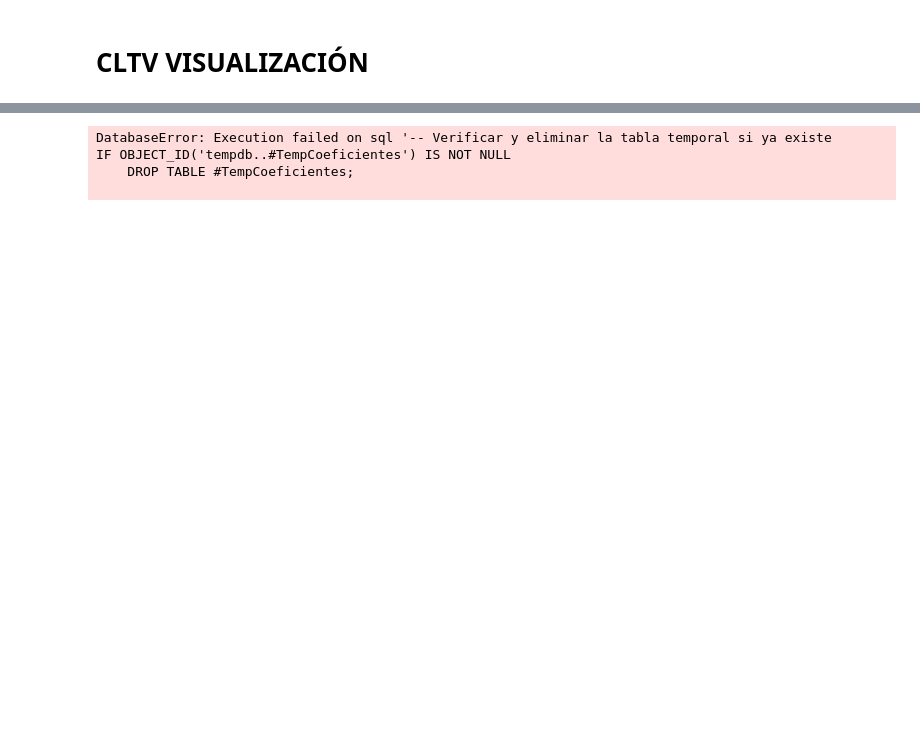
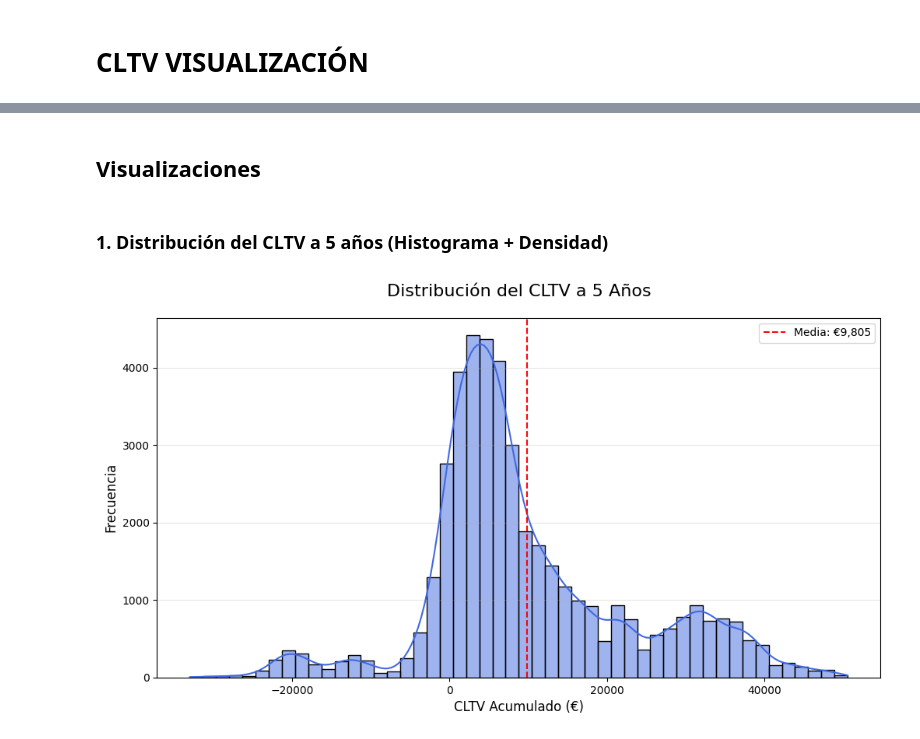
Before and after one commit to alejandromtnz/CLTV-Data-Integration, a Jupyter notebook: src/notebooks/CLTV_visualization.ipynb, the cells around one changed output, grey strips where cells are left out. Cells and saved outputs as stored; diff of their text form; code cells hidden in the pictures; blank space fills up the shorter version.

Commit message:
cltv visualization

```diff
--- a/src/notebooks/CLTV_visualization.ipynb
+++ b/src/notebooks/CLTV_visualization.ipynb
@@ -146,35 +15,3 @@ import matplotlib.pyplot as plt
 
 # Conexión a SQL Server
 import pyodbc
-# %%
-# Configuración de logging
-logging.basicConfig(level=logging.INFO, format="%(asctime)s - %(levelname)s - %(message)s")
-
-# Configuración de conexión a SQL Server LOCAL
-LOCAL_SERVER = "localhost"
-LOCAL_DATABASE = "master"
-LOCAL_DRIVER = "{ODBC Driver 17 for SQL Server}"
-
-local_conn_str = f"DRIVER={LOCAL_DRIVER};SERVER={LOCAL_SERVER};DATABASE={LOCAL_DATABASE};Trusted_Connection=yes;TrustServerCertificate=yes"
-
-# Ruta a la carpeta con los archivos SQL
-SQL_FOLDER_PATH = "../sql/CLTV/"
-SQL_FILE = "SQLQuery_CLTV.sql"
-
-# Leer la consulta desde el archivo SQL
-with open(f"{SQL_FOLDER_PATH}{SQL_FILE}", "r", encoding="iso-8859-1") as file:
-    query = file.read()
-
-# Conectar a SQL Server y ejecutar la consulta
-try:
-    conn = pyodbc.connect(local_conn_str)
-    df_CLTV = pd.read_sql(query, conn)
-    conn.close()
-
-    # Mostrar las primeras filas
-    print(df_CLTV.head())
-
-    logging.info("Consulta ejecutada exitosamente y convertida a DataFrame.")
-
-except Exception as e:
-    logging.error(f"Error al ejecutar la consulta: {e}")
@@ -444,21 +85,0 @@ IF OBJECT_ID('tempdb..#TempCoeficientes') IS NOT NULL
-# %%
-# SQL Server (entorno local)
-LOCAL_SERVER = 'localhost'
-LOCAL_DATABASE = 'master'
-LOCAL_DRIVER = '{ODBC Driver 17 for SQL Server}'
-
-# Construcción de cadena de conexión
-local_conn_str = f"DRIVER={LOCAL_DRIVER};SERVER={LOCAL_SERVER};DATABASE={LOCAL_DATABASE};Trusted_Connection=yes;TrustServerCertificate=yes"
-conn = pyodbc.connect(local_conn_str)
-
-# Lectura de la consulta SQL desde archivo
-with open("../sql/CLTV/SQLQuery_CLTV.sql", "r") as file:
-    query = file.read()
-
-# Ejecución de la consulta y carga del resultado en un DataFrame
-df = pd.read_sql(query, conn)
-# %% [output]
-DatabaseError: Execution failed on sql '-- Verificar y eliminar la tabla temporal si ya existe
-IF OBJECT_ID('tempdb..#TempCoeficientes') IS NOT NULL
-    DROP TABLE #TempCoeficientes;
-
@@ -467,0 +86,17 @@ IF OBJECT_ID('tempdb..#TempCoeficientes') IS NOT NULL
+# %% [markdown]
+## Visualizaciones
+# %% [markdown]
+### 1. Distribución del CLTV a 5 años (Histograma + Densidad)
+# %%
+plt.figure(figsize=(12, 6))
+sns.histplot(df_CLTV['CLTV_Acum_5Años'], bins=50, kde=True, color='royalblue')
+plt.title('Distribución del CLTV a 5 Años', fontsize=16, pad=20)
+plt.xlabel('CLTV Acumulado (€)', fontsize=12)
+plt.ylabel('Frecuencia', fontsize=12)
+plt.grid(axis='y', alpha=0.3)
+plt.axvline(df_CLTV['CLTV_Acum_5Años'].mean(), color='red', linestyle='--',
+            label=f'Media: €{df_CLTV["CLTV_Acum_5Años"].mean():,.0f}')
+plt.legend()
+plt.show()
+# %% [output]
+[figure, added]
```
Also changed, not shown: parts of 21 cells of this notebook.
